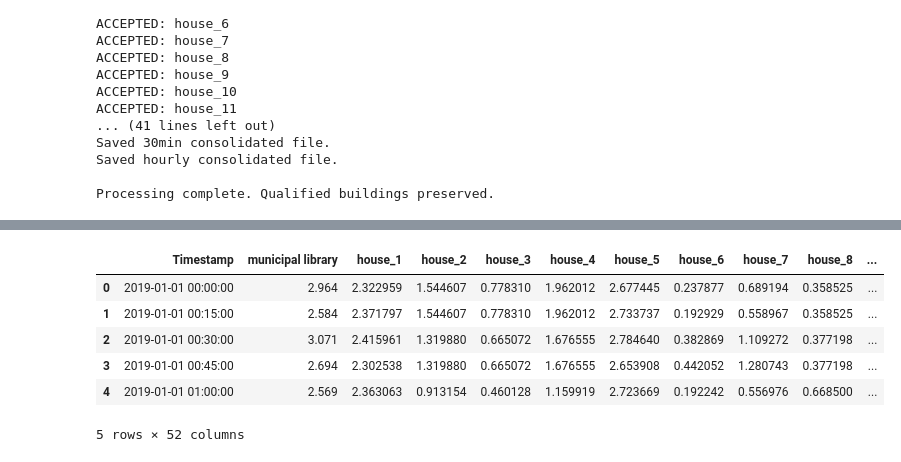
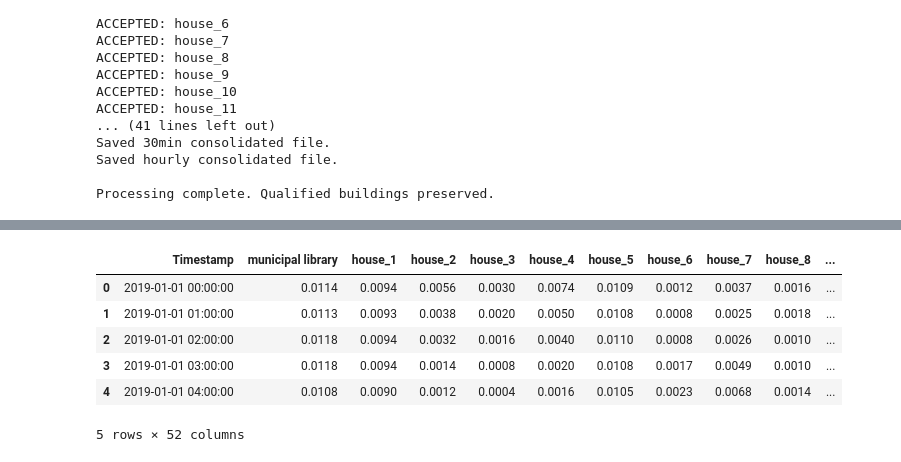
Before and after one commit to hiranshree/webtemp1, a Jupyter notebook: preprocessing_code.ipynb, the cells around one changed output, grey strips where cells are left out. Saved outputs shown, nothing was run; the diff lists cells and outputs as text; code cells hidden in the pictures.

```diff
--- a/preprocessing_code.ipynb
+++ b/preprocessing_code.ipynb
@@ -153,13 +403,13 @@ Processing complete. Qualified buildings preserved.
 # %%
-df1 = pd.read_csv('/content/Electricity.csv')
+df1 = pd.read_csv('/content/Electricity-hourly.csv')
 df1.head()
 # %% [output]
 |  | Timestamp | municipal library | house_1 | house_2 | house_3 | house_4 | house_5 | house_6 | house_7 | house_8 | ... |
-| 0 | 2019-01-01 00:00:00 | 2.964 | 2.322959 | 1.544607 | 0.778310 | 1.962012 | 2.677445 | 0.237877 | 0.689194 | 0.358525 | ... |
-| 1 | 2019-01-01 00:15:00 | 2.584 | 2.371797 | 1.544607 | 0.778310 | 1.962012 | 2.733737 | 0.192929 | 0.558967 | 0.358525 | ... |
-| 2 | 2019-01-01 00:30:00 | 3.071 | 2.415961 | 1.319880 | 0.665072 | 1.676555 | 2.784640 | 0.382869 | 1.109272 | 0.377198 | ... |
-| 3 | 2019-01-01 00:45:00 | 2.694 | 2.302538 | 1.319880 | 0.665072 | 1.676555 | 2.653908 | 0.442052 | 1.280743 | 0.377198 | ... |
-| 4 | 2019-01-01 01:00:00 | 2.569 | 2.363063 | 0.913154 | 0.460128 | 1.159919 | 2.723669 | 0.192242 | 0.556976 | 0.668500 | ... |
+| 0 | 2019-01-01 00:00:00 | 0.0114 | 0.0094 | 0.0056 | 0.0030 | 0.0074 | 0.0109 | 0.0012 | 0.0037 | 0.0016 | ... |
+| 1 | 2019-01-01 01:00:00 | 0.0113 | 0.0093 | 0.0038 | 0.0020 | 0.0050 | 0.0108 | 0.0008 | 0.0025 | 0.0018 | ... |
+| 2 | 2019-01-01 02:00:00 | 0.0118 | 0.0094 | 0.0032 | 0.0016 | 0.0040 | 0.0110 | 0.0008 | 0.0026 | 0.0010 | ... |
+| 3 | 2019-01-01 03:00:00 | 0.0118 | 0.0094 | 0.0014 | 0.0008 | 0.0020 | 0.0108 | 0.0017 | 0.0049 | 0.0010 | ... |
+| 4 | 2019-01-01 04:00:00 | 0.0108 | 0.0090 | 0.0012 | 0.0004 | 0.0016 | 0.0105 | 0.0023 | 0.0068 | 0.0014 | ... |
 5 rows × 52 columns
 # %%
 import pandas as pd
```
Also changed, not shown: parts of 3 cells of this notebook.
